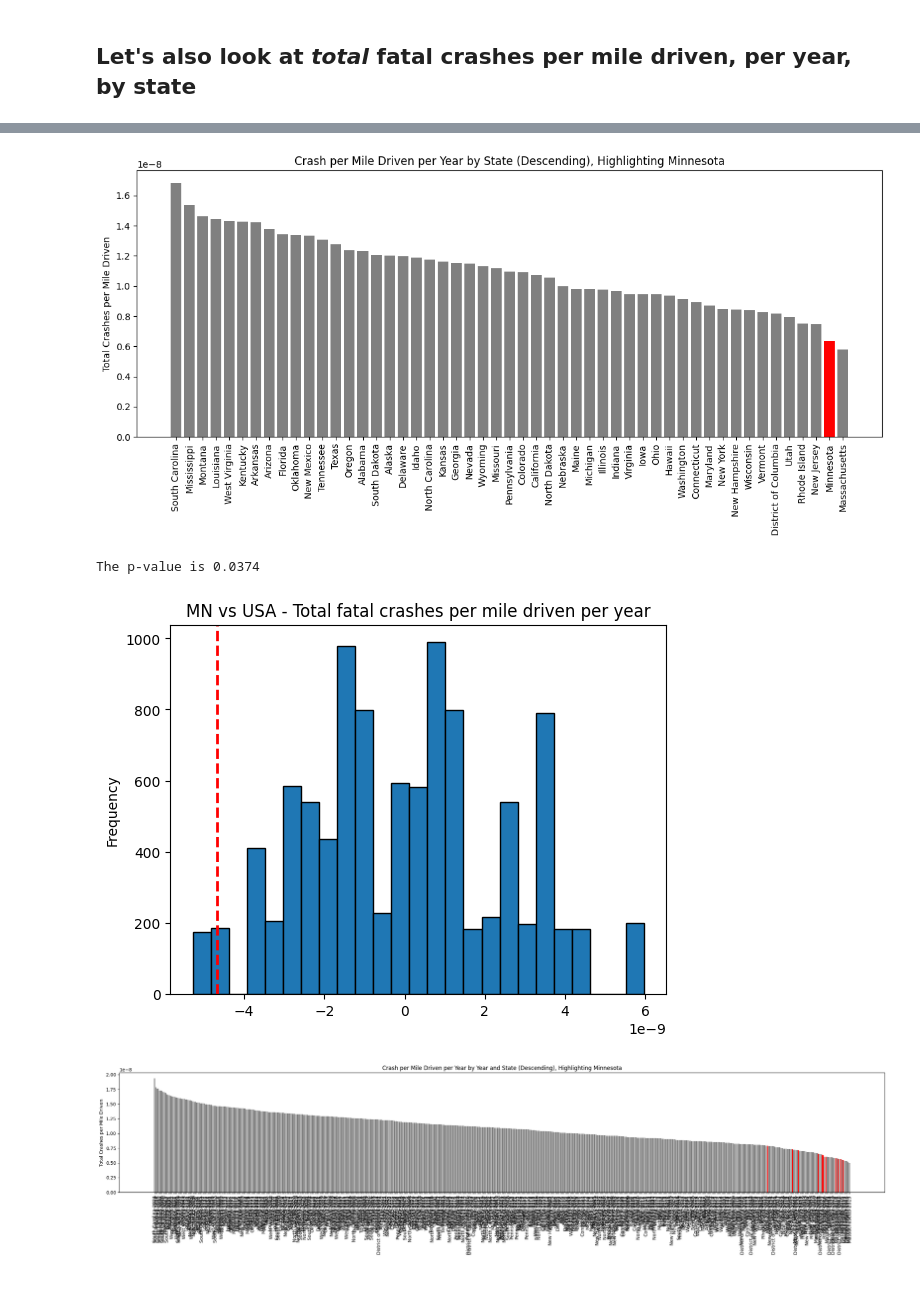
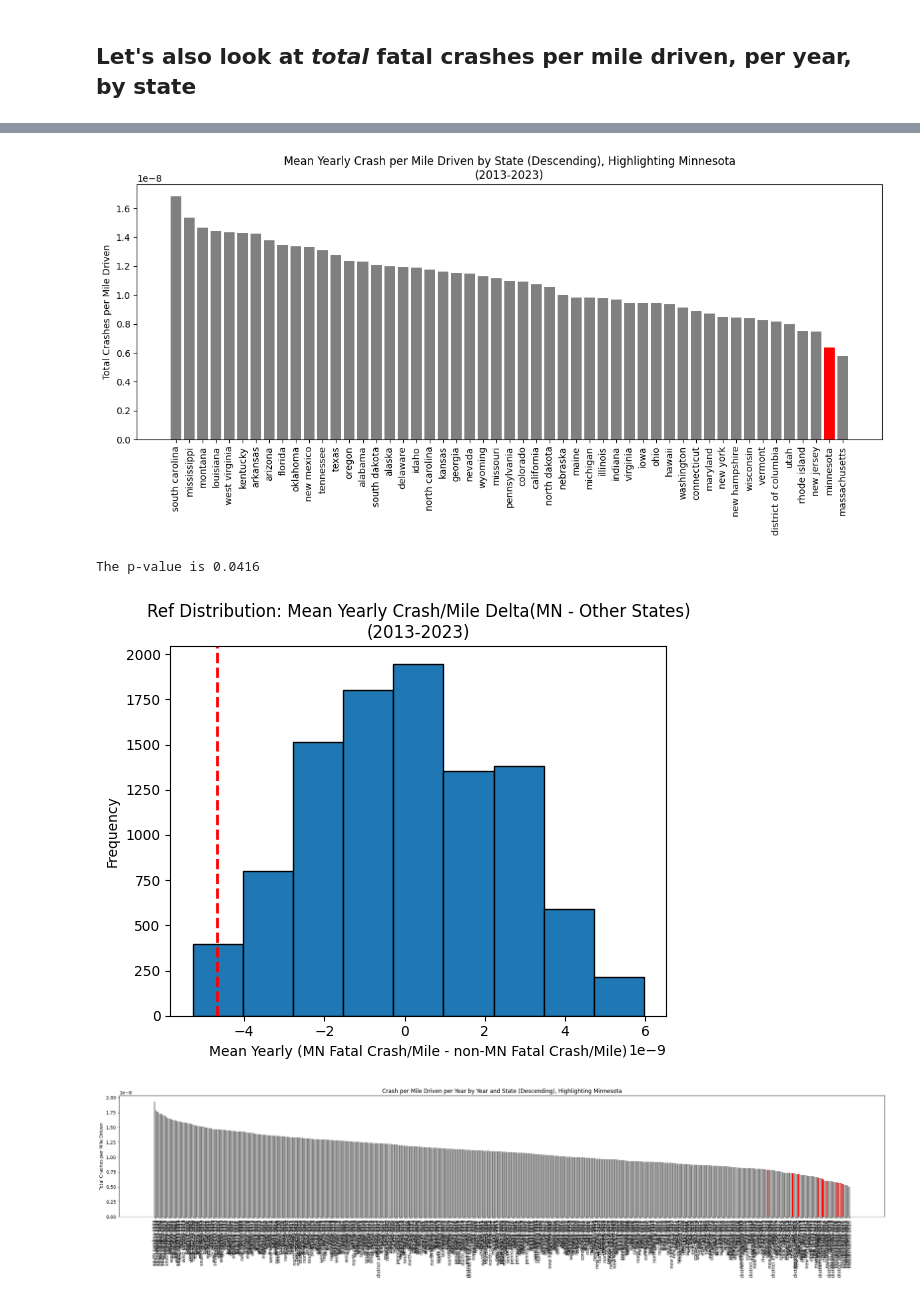
Before and after one commit to evan4629/SEIS631_Project_MN_Fatal_Merging, a Jupyter notebook: mn_drivers_hypothesis.ipynb, the cells around one changed output, grey strips where cells are left out. Drawn from its saved outputs; the diff is of its cells as text; code cells hidden in the pictures.

Commit message:
add in census data, general cleanup

```diff
--- a/mn_drivers_hypothesis.ipynb
+++ b/mn_drivers_hypothesis.ipynb
@@ -30,7 +59,7 @@ miles = pd.read_csv(miles_filepath)
 # %%
 # Create a dataframe of just state level
 crash_clean = crash.query("Interstate == 'Interstate' and Junction == 'Junction'").reset_index(drop=True)
-print(f"Rows before dropping total row {crash_clean.shape}")
+#print(f"Rows before dropping total row {crash_clean.shape}")
 
 # Identify year columns (4-digit column names)
 year_cols = [col for col in crash_clean.columns
@@ -63,11 +92,18 @@ miles_clean = miles_clean.groupby(['Year','State','FClass'])['VMT'].sum().reset_
 df_all = pd.merge(crash_clean, miles_clean, on=["State", "Year"], how="inner")
 df_all['crash_per_mile'] = df_all['Value']/df_all['VMT']
 
-crash_clean = df_all.copy()
+# string cleaning
+df_all['State'] = df_all["State"].str.strip().str.lower()
+df_all['Year'] = df_all['Year'].astype(int)
 
-print("Missing Values:")
-print(crash_clean.isna().sum().sort_values(ascending=False))
-print(f"Shape: \n{crash_clean.shape}")
-print("Sampler:")
-print(crash_clean.sample(5))
+#crash_clean = df_all.copy()
+interstate_clean = df_all.copy()
+
+#print("Missing Values:")
+#print(interstate_clean.isna().sum().sort_values(ascending=False))
+print(f"Shape: \n{interstate_clean.shape}")
+print("\nSampler:")
+print(interstate_clean.sample(5))
+print("\nDescription:")
+interstate_clean.describe()
 # %% [output]
@@ -225,3 +430,17 @@ fatal_total = fatal_total.melt(
 fatal_total["Year"] = fatal_total["Year"].astype(int)
 fatal_total["Value"] = pd.to_numeric(fatal_total["Value"], errors="coerce")
 fatal_total = fatal_total.drop(columns = ["Total"])
+
+# Clean and join with mileage driven on the interstate in each state
+miles['Year'] = miles['Year'].astype(int)
+miles_sum = miles.groupby(["State","Year"])['VMT'].sum().reset_index()
+miles_sum = miles_sum[miles_sum['Year']>2012].copy()
+
+# Get the number of Junction Interstate Fatal Crashes per Interstate Total Miles Driven per Year
+df_all = pd.merge(fatal_total, miles_sum, on=["State", "Year"], how="inner")
+df_all['crash_per_mile'] = df_all['Value']/df_all['VMT']
+
+df_all['State'] = df_all['State'].str.strip().str.lower()
+
+total_fatal_crash_per_mile = df_all.copy()
+total_fatal_crash_per_mile
@@ -255,57 +462,58 @@ total_fatal_crash_per_mile
 # Mean fatal interstate junction crashes per mile driven per year 2013-2023
 crashes_per_mile_by_state = total_fatal_crash_per_mile.groupby("State")["crash_per_mile"].mean().reset_index().sort_values('crash_per_mile', ascending=False).reset_index(drop=True)
 
-colors = ['red' if state == 'Minnesota' else 'gray' for state in crashes_per_mile_by_state['State']]
+colors = ['red' if state == 'minnesota' else 'gray' for state in crashes_per_mile_by_state['State']]
 
 plt.figure(figsize=(12,6))
 plt.bar(crashes_per_mile_by_state['State'], crashes_per_mile_by_state['crash_per_mile'], color=colors)
 plt.xticks(rotation=90)
 plt.ylabel("Total Crashes per Mile Driven")
-plt.title("Crash per Mile Driven per Year by State (Descending), Highlighting Minnesota")
+plt.title("Mean Yearly Crash per Mile Driven by State (Descending), Highlighting Minnesota\n(2013-2023)")
 plt.tight_layout()
 plt.show()
 # %% [output]
-[figure, old version]
+[figure, new version]
 # %%
 # Permutation Test - Does being in Minnesota have an effect on the number of crashes per mile driven?
 # only at state level
-crashes_per_mile_by_state['MN'] = np.where(crashes_per_mile_by_state['State'] == 'Minnesota', 'MN', 'Not MN')
+crashes_per_mile_by_state['MN'] = np.where(crashes_per_mile_by_state['State'] == 'minnesota', 'MN', 'Not MN')
 observed_diff = crashes_per_mile_by_state.groupby('MN')['crash_per_mile'].mean().loc['MN'] - crashes_per_mile_by_state.groupby('MN')['crash_per_mile'].mean().loc['Not MN']
 # observed_diff, crashes_per_mile_per_year.groupby('MN')['Value'].mean().loc['MN'], crashes_per_mile_per_year.groupby('MN')['Value'].mean().loc['Not MN']
 
 fatal_crash_state_mile = crashes_per_mile_by_state.copy()
 fatal_crash_state_mile = fatal_crash_state_mile.reset_index(drop=True)
 
 results =[]
 n = 10_000
 
 for i in range(n):
     fatal_crash_state_mile['MN'] = fatal_crash_state_mile['MN'].sample(frac=1,replace=False).values
     means = fatal_crash_state_mile.groupby('MN')['crash_per_mile'].mean()
     diff = means.loc["MN"] - means.loc["Not MN"]
     results.append(diff)
 
 pval = 0
 
 for i in range(0,n):
     if np.abs(results[i]) > np.abs(observed_diff):
         pval += 1
     else:
         pval += 0
 
 pval = pval/n
 
 print(f"The p-value is {pval}")
 
 plt.figure()
-plt.hist(results, bins = 25, edgecolor ='black')
-plt.title("MN vs USA - Total fatal crashes per mile driven per year")
+plt.hist(results, bins = 9, edgecolor ='black')
+plt.title("Ref Distribution: Mean Yearly Crash/Mile Delta(MN - Other States)\n(2013-2023)")
 plt.ylabel("Frequency")
+plt.xlabel("Mean Yearly (MN Fatal Crash/Mile - non-MN Fatal Crash/Mile)")
 plt.axvline(x=observed_diff, color='red', linestyle='--', linewidth=2)
 plt.show()
 # %% [output]
-The p-value is 0.0374
+The p-value is 0.0416
-[figure, old version]
+[figure, new version]
 # %%
 # Mean fatal interstate junction crashes per mile driven by year 2013-2023
 crashes_per_mile_by_state_and_year = total_fatal_crash_per_mile[['State','Year','crash_per_mile']].sort_values('crash_per_mile', ascending=False).reset_index(drop=True).copy()
```
Also changed, not shown: parts of 30 cells of this notebook, 2 other files.
